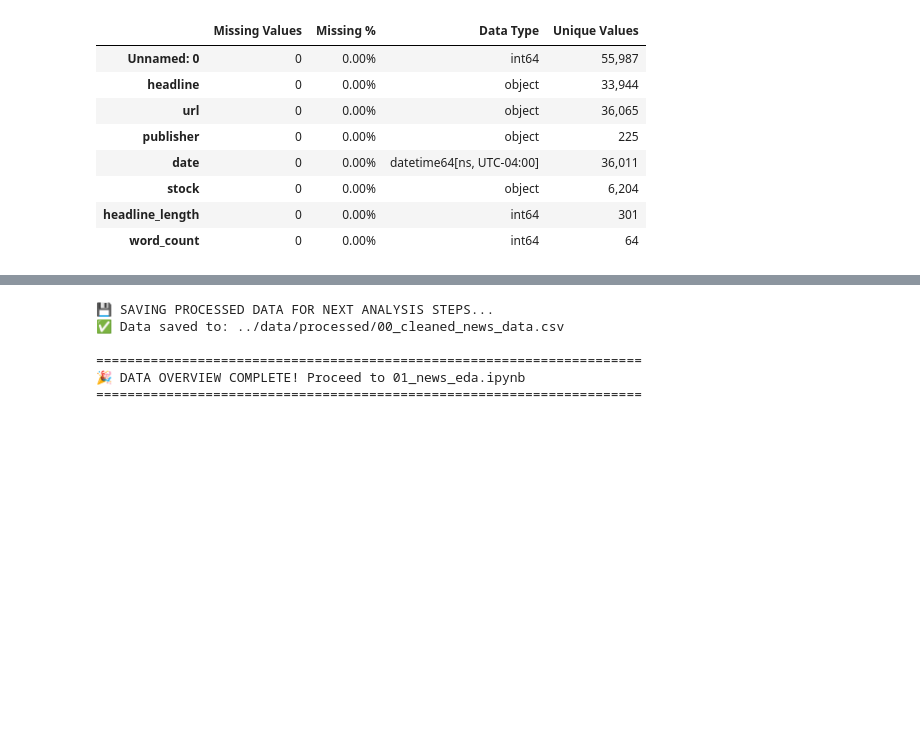
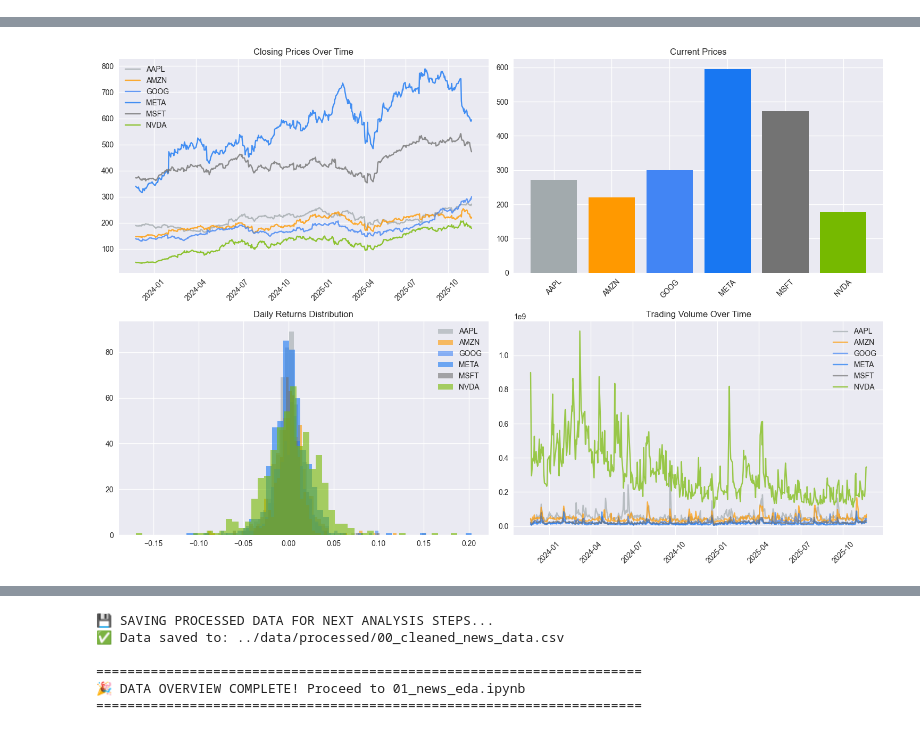
Before and after one commit to melat33/Financial_News_Stock_Analysis, a Jupyter notebook: notebooks/data_overview_eda.ipynb, the cells around one changed output, grey strips where cells are left out. Drawn from its saved outputs; the diff is of its cells as text; code cells hidden in the pictures; blank space fills up the shorter version.

```diff
--- a/notebooks/data_overview_eda.ipynb
+++ b/notebooks/data_overview_eda.ipynb
@@ -243,34 +146,48 @@ print(f"   • Companies Analyzed: {df['stock'].nunique() if 'stock' in df.colum
 # %%
-# %%
-# Comprehensive data quality check
-print("\n🔍 COMPREHENSIVE DATA QUALITY ANALYSIS")
-print("=" * 70)
+# CELL 4: Price Analysis
+print("💰 PRICE ANALYSIS")
+print("=" * 50)
 
-# Missing values analysis
-missing_data = df.isnull().sum()
-missing_percent = (missing_data / len(df)) * 100
-quality_df = pd.DataFrame({
-    'Missing Values': missing_data,
-    'Missing %': missing_percent,
-    'Data Type': df.dtypes,
-    'Unique Values': [df[col].nunique() for col in df.columns]
-})
+fig, axes = plt.subplots(2, 2, figsize=(15, 10))
+axes = axes.flatten()
 
-print("📋 Data Quality Summary:")
-display(quality_df.style.background_gradient(subset=['Missing %'], cmap='Reds_r')
-       .format({'Missing %': '{:.2f}%', 'Unique Values': '{:,}'}))
+# 1. Closing prices over time
+for ticker in TICKERS:
+    stock_data = df[df['Stock'] == ticker].sort_values('Date')
+    axes[0].plot(stock_data['Date'], stock_data['Close'],
+                label=ticker, color=company_colors[ticker], alpha=0.8)
+axes[0].set_title('Closing Prices Over Time')
+axes[0].legend()
+axes[0].tick_params(axis='x', rotation=45)
 
-# Text quality metrics
-print(f"\n🔤 Text Quality Metrics:")
-print(f"   • Average headline length: {df['headline_length'].mean():.1f} characters")
-print(f"   • Average word count: {df['word_count'].mean():.1f} words")
-print(f"   • Headlines with < 5 words: {(df['word_count'] < 5).sum():,} ({(df['word_count'] < 5).mean()*100:.1f}%)")
-print(f"   • Headlines with > 20 words: {(df['word_count'] > 20).sum():,} ({(df['word_count'] > 20).mean()*100:.1f}%)")
+# 2. Current price comparison
+current_prices = []
+for ticker in TICKERS:
+    current_price = df[df['Stock'] == ticker]['Close'].iloc[-1]
+    current_prices.append(current_price)
 
-# Temporal coverage analysis
-print(f"\n⏰ Temporal Coverage:")
-print(f"   • Total days in dataset: {days_covered} days")
-print(f"   • Days with news: {df['date'].dt.date.nunique()} days")
-print(f"   • Coverage ratio: {(df['date'].dt.date.nunique() / days_covered * 100):.1f}%")
-print(f"   • Average articles per day: {avg_daily_articles:.1f}")
+axes[1].bar(TICKERS, current_prices, color=[company_colors[t] for t in TICKERS])
+axes[1].set_title('Current Prices')
+axes[1].tick_params(axis='x', rotation=45)
+
+# 3. Daily returns distribution
+for ticker in TICKERS:
+    stock_data = df[df['Stock'] == ticker].sort_values('Date')
+    returns = stock_data['Close'].pct_change().dropna()
+    axes[2].hist(returns, bins=50, alpha=0.6, label=ticker,
+                color=company_colors[ticker])
+axes[2].set_title('Daily Returns Distribution')
+axes[2].legend()
+
+# 4. Volume analysis
+for ticker in TICKERS:
+    stock_data = df[df['Stock'] == ticker].sort_values('Date')
+    axes[3].plot(stock_data['Date'], stock_data['Volume'],
+                label=ticker, color=company_colors[ticker], alpha=0.7)
+axes[3].set_title('Trading Volume Over Time')
+axes[3].legend()
+axes[3].tick_params(axis='x', rotation=45)
+
+plt.tight_layout()
+plt.show()
 # %% [output]
@@ -280,9 +195,0 @@ print(f"   • Average articles per day: {avg_daily_articles:.1f}")
-|  | Missing Values | Missing % | Data Type | Unique Values |
-| Unnamed: 0 | 0 | 0.00% | int64 | 55,987 |
-| headline | 0 | 0.00% | object | 33,944 |
-| url | 0 | 0.00% | object | 36,065 |
-| publisher | 0 | 0.00% | object | 225 |
-| date | 0 | 0.00% | datetime64[ns, UTC-04:00] | 36,011 |
-| stock | 0 | 0.00% | object | 6,204 |
-| headline_length | 0 | 0.00% | int64 | 301 |
-| word_count | 0 | 0.00% | int64 | 64 |
@@ -299,0 +196 @@ print(f"   • Average articles per day: {avg_daily_articles:.1f}")
+[figure, added]
```
Also changed, not shown: parts of 12 cells of this notebook.
